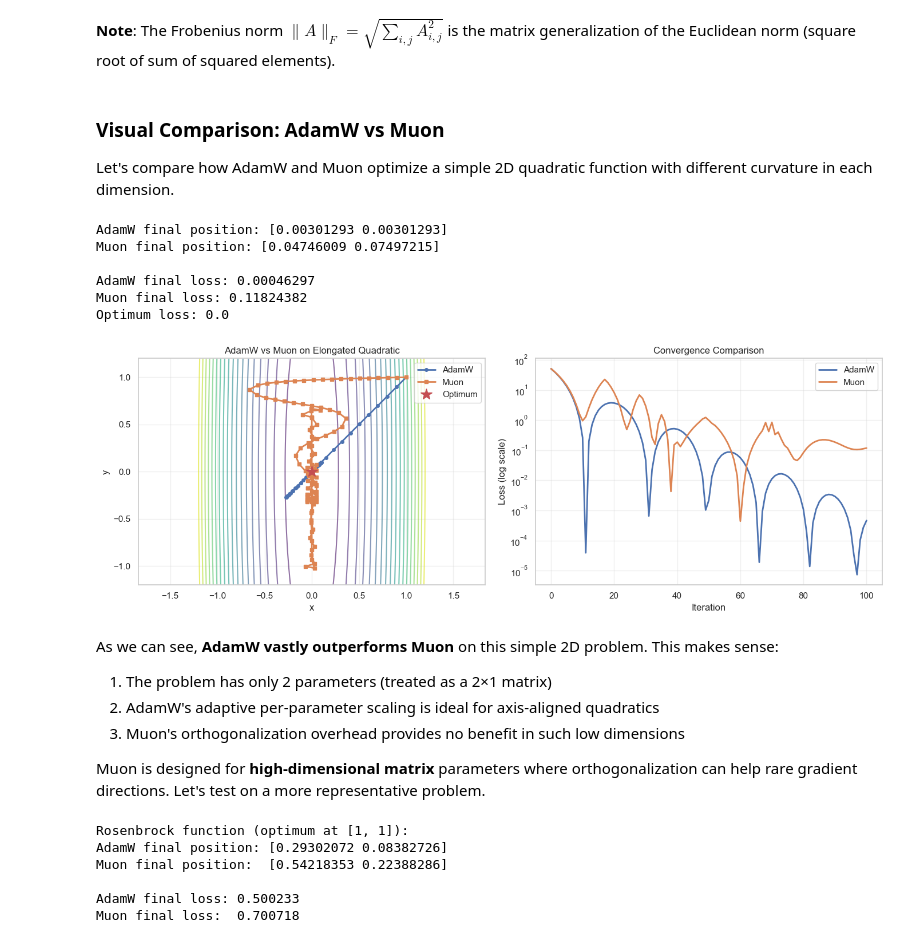
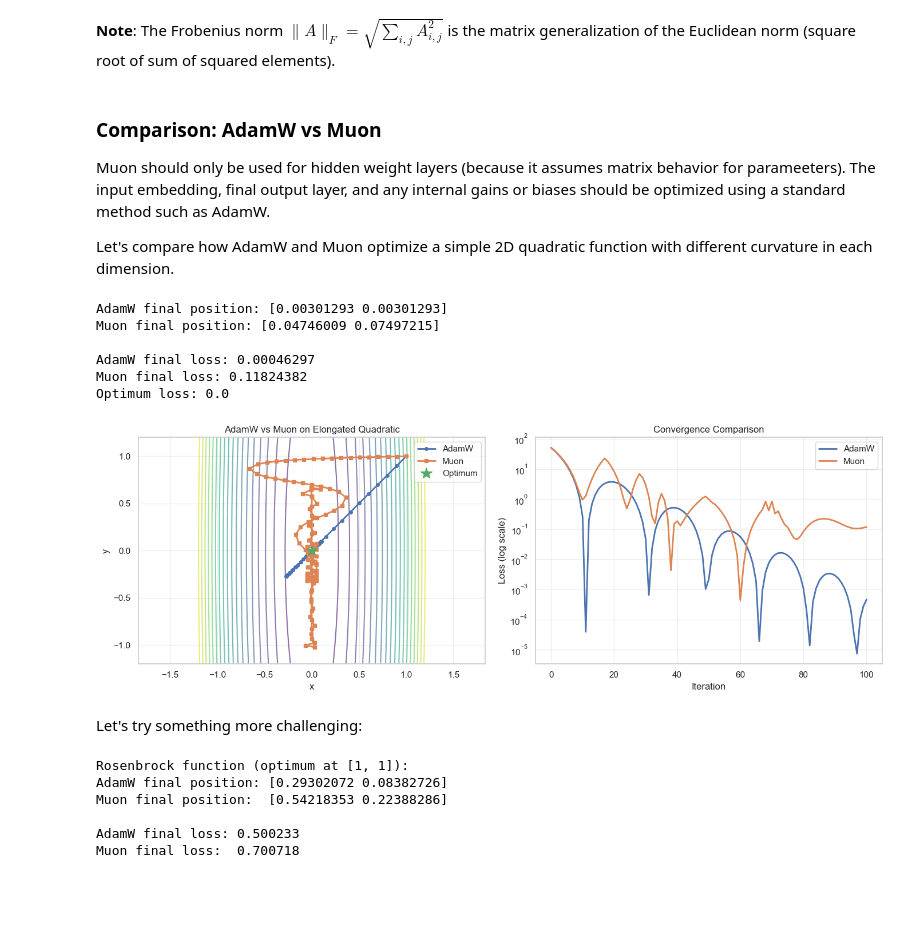
Before and after one commit to dougUCN/muon-tutorial, a Jupyter notebook: muon.ipynb, the cells around one changed output. Drawn from its saved outputs; the diff is of its cells as text; code cells hidden in the pictures; blank space fills up the shorter version.

Commit message:
Update plotting clarity

```diff
--- a/muon.ipynb
+++ b/muon.ipynb
@@ -256,7 +257,10 @@ Original M^T @ M distance from identity: 11.445793
 # %% [markdown]
 **Note**: The Frobenius norm $\|A\|_F = \sqrt{\sum_{i,j} A_{i,j}^2}$ is the matrix generalization of the Euclidean norm (square root of sum of squared elements).
 # %% [markdown]
-### Visual Comparison: AdamW vs Muon
+### Comparison: AdamW vs Muon
+
+Muon should only be used for hidden weight layers (because it assumes matrix behavior for parameeters). The input embedding, final output layer,
+and any internal gains or biases should be optimized using a standard method such as AdamW.
 
 Let's compare how AdamW and Muon optimize a simple 2D quadratic function with different curvature in each dimension.
 # %%
@@ -351,6 +355,8 @@ Muon final loss: 0.11824382
 Optimum loss: 0.0
 # %%
 # Visualize optimization paths and convergence
+highlight_epoch = None  # User-specified epoch of interest
+
 fig, (ax1, ax2) = plt.subplots(1, 2, figsize=(14, 5))
 
 # Contour plot with paths
@@ -369,43 +375,82 @@ ax1.plot(
     markersize=4,
 )
 ax1.plot(
     trajectory_muon[:, 0],
     trajectory_muon[:, 1],
     "s-",
     label="Muon",
     linewidth=2,
     markersize=4,
 )
-ax1.plot(0, 0, "r*", markersize=15, label="Optimum")
+if highlight_epoch:
+    ax1.scatter(
+        trajectory_adamw[highlight_epoch, 0],
+        trajectory_adamw[highlight_epoch, 1],
+        color="red",
+        s=150,
+        marker="D",
+        zorder=5,
+        edgecolors="black",
+        linewidths=2,
+        label=f"AdamW Epoch {highlight_epoch}",
+    )
+    ax1.scatter(
+        trajectory_muon[highlight_epoch, 0],
+        trajectory_muon[highlight_epoch, 1],
+        color="orange",
+        s=150,
+        marker="D",
+        zorder=5,
+        edgecolors="black",
+        linewidths=2,
+        label=f"Muon Epoch {highlight_epoch}",
+    )
+ax1.plot(0, 0, "g*", markersize=15, label="Optimum")
 ax1.set_xlabel("x")
 ax1.set_ylabel("y")
 ax1.set_title("AdamW vs Muon on Elongated Quadratic")
 ax1.legend()
 ax1.grid(True, alpha=0.3)
 ax1.axis("equal")
 
 # Loss curves
 ax2.plot(loss_adamw, label="AdamW", linewidth=2)
 ax2.plot(loss_muon, label="Muon", linewidth=2)
+if highlight_epoch:
+    ax2.axvline(x=highlight_epoch, color="gray", linestyle="--", linewidth=1.5, alpha=0.7)
+    ax2.scatter(
+        [highlight_epoch],
+        [loss_adamw[highlight_epoch]],
+        color="red",
+        s=100,
+        zorder=5,
+        marker="D",
+        edgecolors="black",
+        linewidths=2,
+    )
+    ax2.scatter(
+        [highlight_epoch],
+        [loss_muon[highlight_epoch]],
+        color="orange",
+        s=100,
+        zorder=5,
+        marker="D",
+        edgecolors="black",
+        linewidths=2,
+    )
 ax2.set_xlabel("Iteration")
 ax2.set_ylabel("Loss (log scale)")
 ax2.set_yscale("log")
 ax2.set_title("Convergence Comparison")
 ax2.legend()
 ax2.grid(True, alpha=0.3)
 
 plt.tight_layout()
 plt.show()
 # %% [output]
-[figure, old version]
+[figure, new version]
-# %% [markdown]
-As we can see, **AdamW vastly outperforms Muon** on this simple 2D problem. This makes sense:
-
-1. The problem has only 2 parameters (treated as a 2×1 matrix)
-2. AdamW's adaptive per-parameter scaling is ideal for axis-aligned quadratics
-3. Muon's orthogonalization overhead provides no benefit in such low dimensions
-
-Muon is designed for **high-dimensional matrix** parameters where orthogonalization can help rare gradient directions. Let's test on a more representative problem.
+# %% [markdown]
+Let's try something more challenging:
 # %%
 # Rosenbrock function: f(x,y) = (a-x)^2 + b(y-x^2)^2
 # Classic ill-conditioned problem with narrow parabolic valley
```
Also changed, not shown: parts of 5 cells of this notebook.
